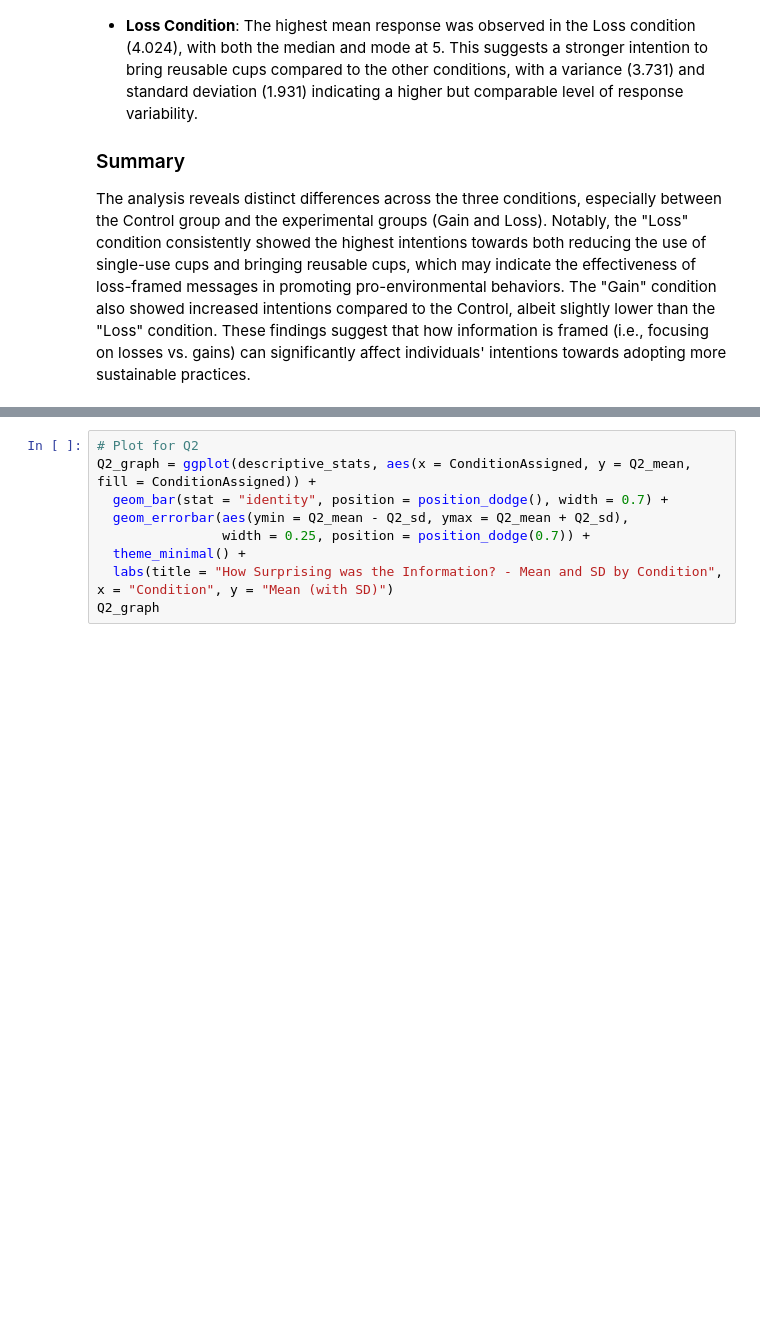
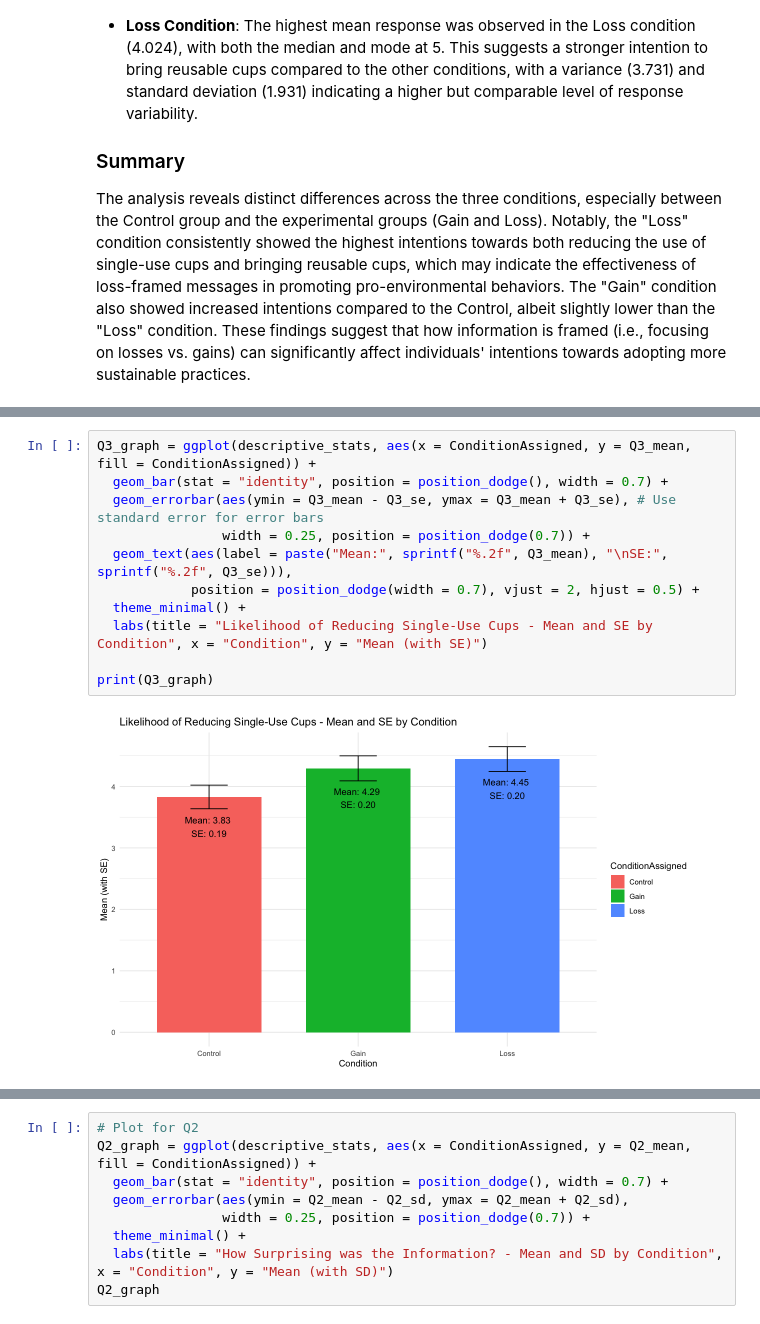
Before and after one commit to riddhibattu/PSYC421_Sustain-a-Cup-research, a Jupyter notebook: src/statistical_analysis.ipynb, the cells around one changed output, grey strips where cells are left out. Drawn from its saved outputs; the diff is of its cells as text; blank space fills up the shorter version.

```diff
--- a/src/statistical_analysis.ipynb
+++ b/src/statistical_analysis.ipynb
@@ -432,0 +464,13 @@ A tibble: 3 x 16
+# %%
+Q3_graph = ggplot(descriptive_stats, aes(x = ConditionAssigned, y = Q3_mean, fill = ConditionAssigned)) +
+  geom_bar(stat = "identity", position = position_dodge(), width = 0.7) +
+  geom_errorbar(aes(ymin = Q3_mean - Q3_se, ymax = Q3_mean + Q3_se), # Use standard error for error bars
+                width = 0.25, position = position_dodge(0.7)) +
+  geom_text(aes(label = paste("Mean:", sprintf("%.2f", Q3_mean), "\nSE:", sprintf("%.2f", Q3_se))),
+            position = position_dodge(width = 0.7), vjust = 2, hjust = 0.5) +
+  theme_minimal() +
+  labs(title = "Likelihood of Reducing Single-Use Cups - Mean and SE by Condition", x = "Condition", y = "Mean (with SE)")
+
+print(Q3_graph)
+# %% [output]
+[figure, added]
```
Also changed, not shown: parts of 10 cells of this notebook, 3 other files.
